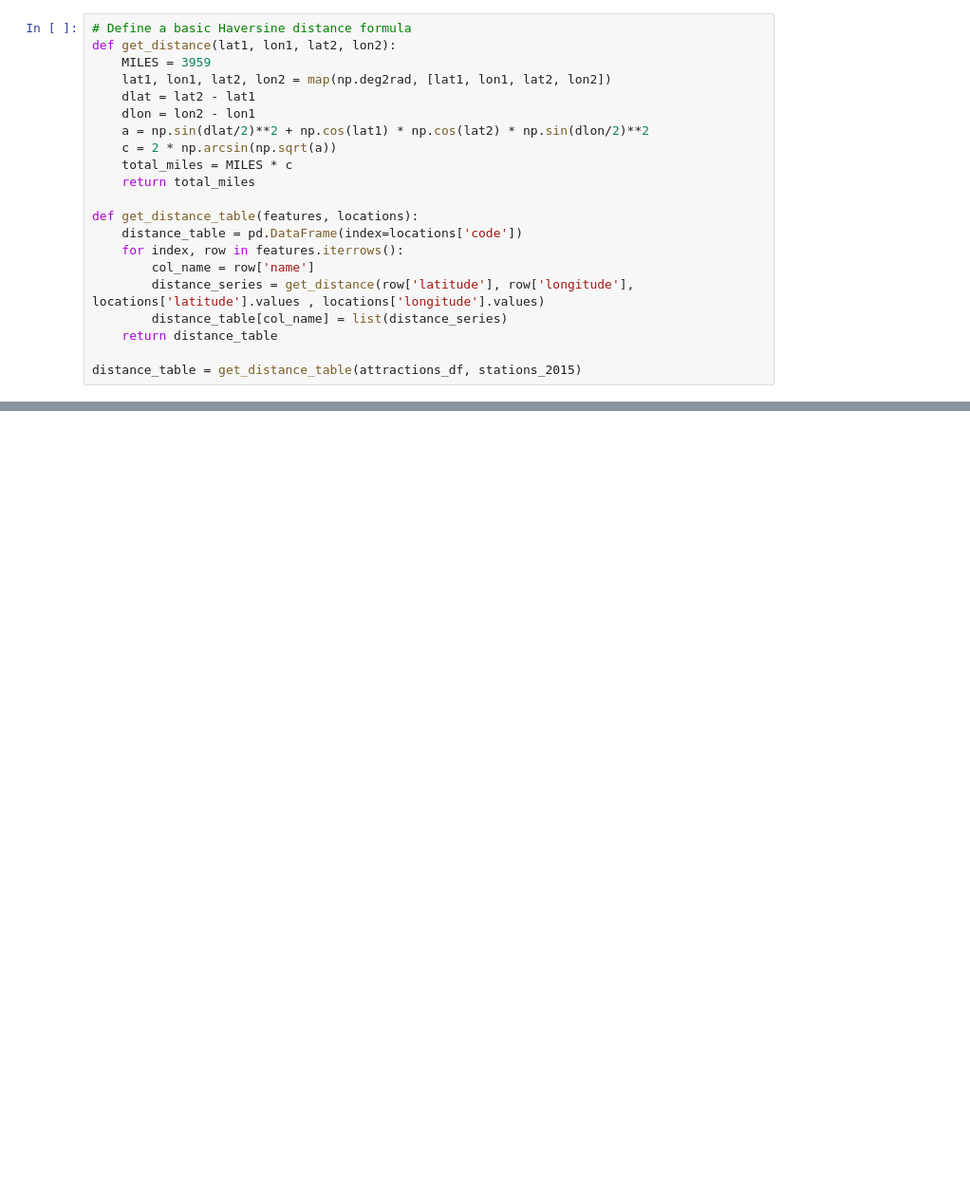
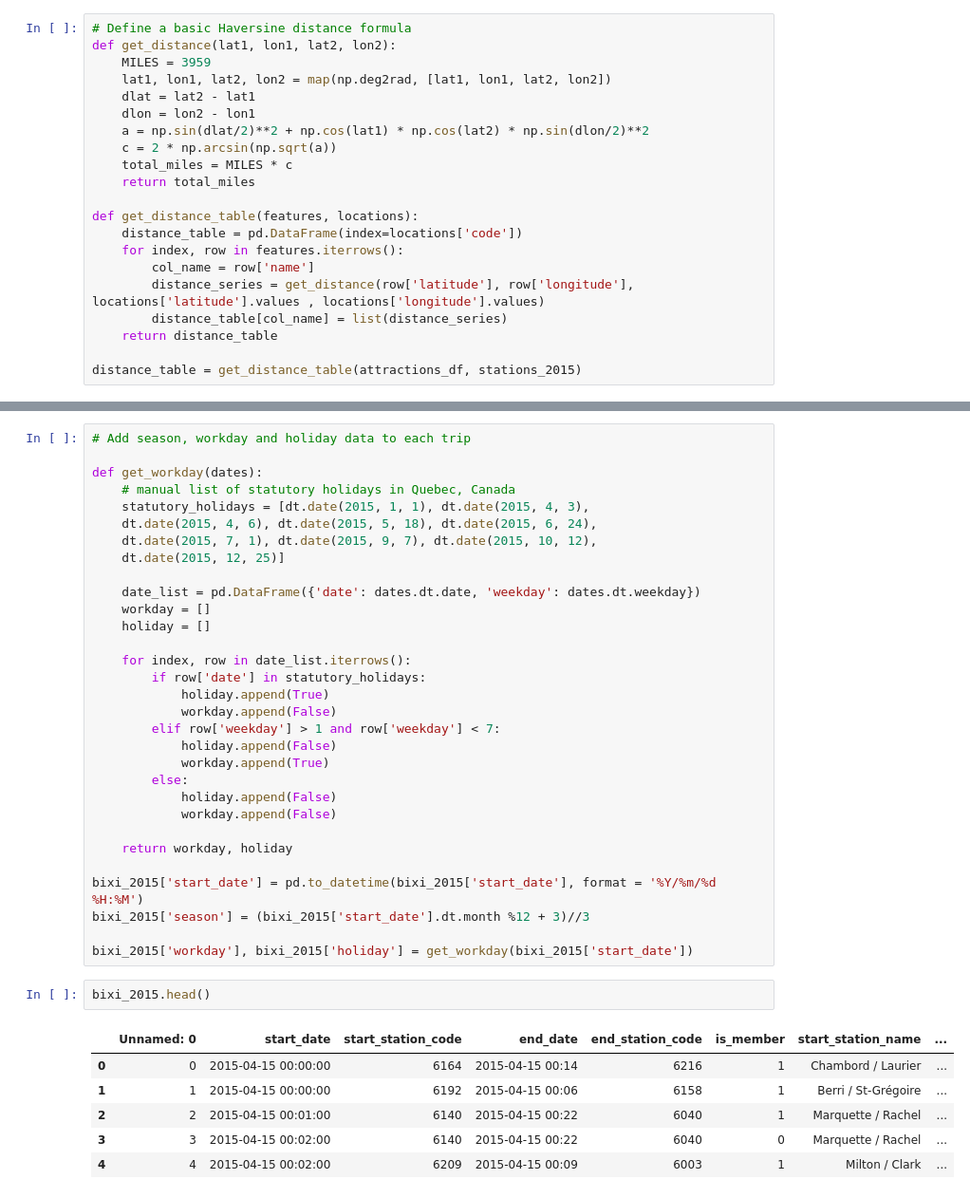
Before and after one commit to WAzaizeh/Data_Science_Basics, a Jupyter notebook: Capstone.ipynb, the cells around one changed output, grey strips where cells are left out. Shown at 95% size. Saved outputs shown, nothing was run; the diff lists cells and outputs as text; blank space fills up the shorter version.

```diff
--- a/Precourse_Capstone_v2.ipynb
+++ b/Capstone.ipynb
@@ -211,0 +242,40 @@ plt.show()
+# %%
+# Add season, workday and holiday data to each trip
+
+def get_workday(dates):
+    # manual list of statutory holidays in Quebec, Canada
+    statutory_holidays = [dt.date(2015, 1, 1), dt.date(2015, 4, 3),
+    dt.date(2015, 4, 6), dt.date(2015, 5, 18), dt.date(2015, 6, 24),
+    dt.date(2015, 7, 1), dt.date(2015, 9, 7), dt.date(2015, 10, 12),
+    dt.date(2015, 12, 25)]
+
+    date_list = pd.DataFrame({'date': dates.dt.date, 'weekday': dates.dt.weekday})
+    workday = []
+    holiday = []
+
+    for index, row in date_list.iterrows():
+        if row['date'] in statutory_holidays:
+            holiday.append(True)
+            workday.append(False)
+        elif row['weekday'] > 1 and row['weekday'] < 7:
+            holiday.append(False)
+            workday.append(True)
+        else:
+            holiday.append(False)
+            workday.append(False)
+
+    return workday, holiday
+
+bixi_2015['start_date'] = pd.to_datetime(bixi_2015['start_date'], format = '%Y/%m/%d %H:%M')
+bixi_2015['season'] = (bixi_2015['start_date'].dt.month %12 + 3)//3
+
+bixi_2015['workday'], bixi_2015['holiday'] = get_workday(bixi_2015['start_date'])
+# %%
+bixi_2015.head()
+# %% [output]
+|  | Unnamed: 0 | start_date | start_station_code | end_date | end_station_code | is_member | start_station_name | ... |
+| 0 | 0 | 2015-04-15 00:00:00 | 6164 | 2015-04-15 00:14 | 6216 | 1 | Chambord / Laurier | ... |
+| 1 | 1 | 2015-04-15 00:00:00 | 6192 | 2015-04-15 00:06 | 6158 | 1 | Berri / St-Grégoire | ... |
+| 2 | 2 | 2015-04-15 00:01:00 | 6140 | 2015-04-15 00:22 | 6040 | 1 | Marquette / Rachel | ... |
+| 3 | 3 | 2015-04-15 00:02:00 | 6140 | 2015-04-15 00:22 | 6040 | 0 | Marquette / Rachel | ... |
+| 4 | 4 | 2015-04-15 00:02:00 | 6209 | 2015-04-15 00:09 | 6003 | 1 | Milton / Clark | ... |
```
Also changed, not shown: parts of 7 cells of this notebook, 3 other files.
